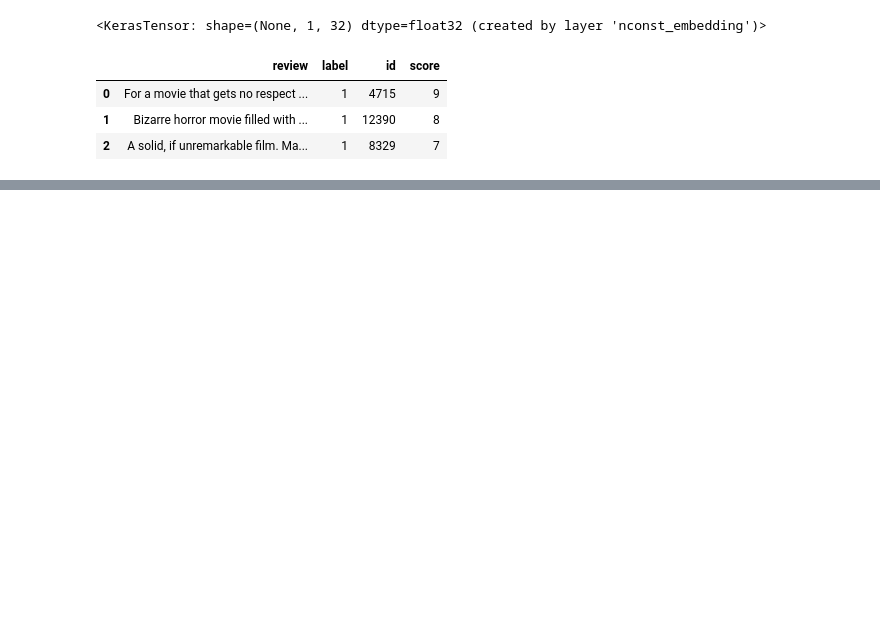
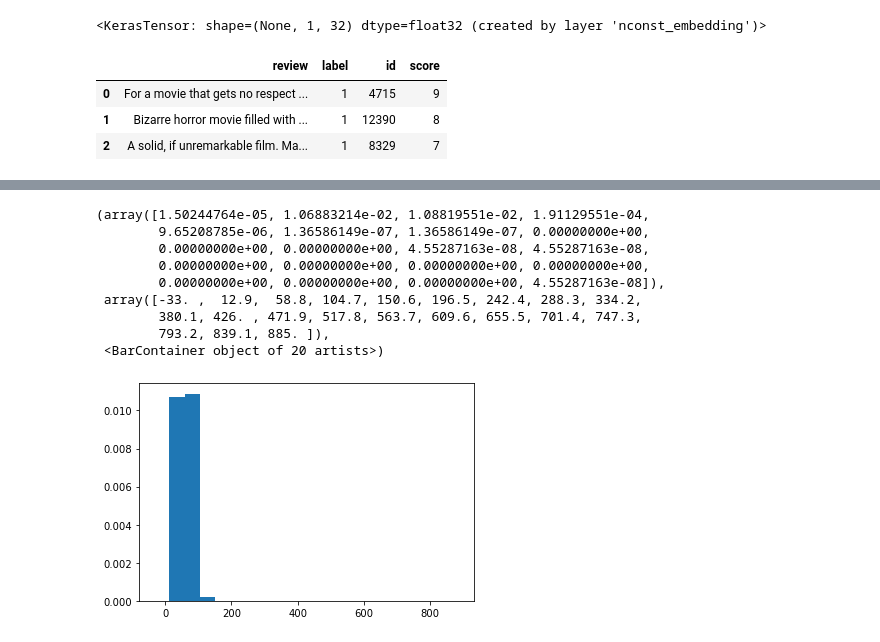
Before and after one commit to vanord158/DA, a Jupyter notebook: week4.ipynb, the cells around one changed output, grey strips where cells are left out. Cells and saved outputs as stored; diff of their text form; code cells hidden in the pictures; blank space fills up the shorter version.

```diff
--- a/week4.ipynb
+++ b/week4.ipynb
@@ -522,0 +558,14 @@ test_data=vectorize_text(test['review'])
+# %%
+fig, ax = plt.subplots()
+ax.hist(df['age'], bins=20, density=True)
+# %% [output]
+(array([1.50244764e-05, 1.06883214e-02, 1.08819551e-02, 1.91129551e-04,
+        9.65208785e-06, 1.36586149e-07, 1.36586149e-07, 0.00000000e+00,
+        0.00000000e+00, 0.00000000e+00, 4.55287163e-08, 4.55287163e-08,
+        0.00000000e+00, 0.00000000e+00, 0.00000000e+00, 0.00000000e+00,
+        0.00000000e+00, 0.00000000e+00, 0.00000000e+00, 4.55287163e-08]),
+ array([-33. ,  12.9,  58.8, 104.7, 150.6, 196.5, 242.4, 288.3, 334.2,
+        380.1, 426. , 471.9, 517.8, 563.7, 609.6, 655.5, 701.4, 747.3,
+        793.2, 839.1, 885. ]),
+ <BarContainer object of 20 artists>)
+[figure, added]
```
Also changed, not shown: parts of 83 cells of this notebook.
